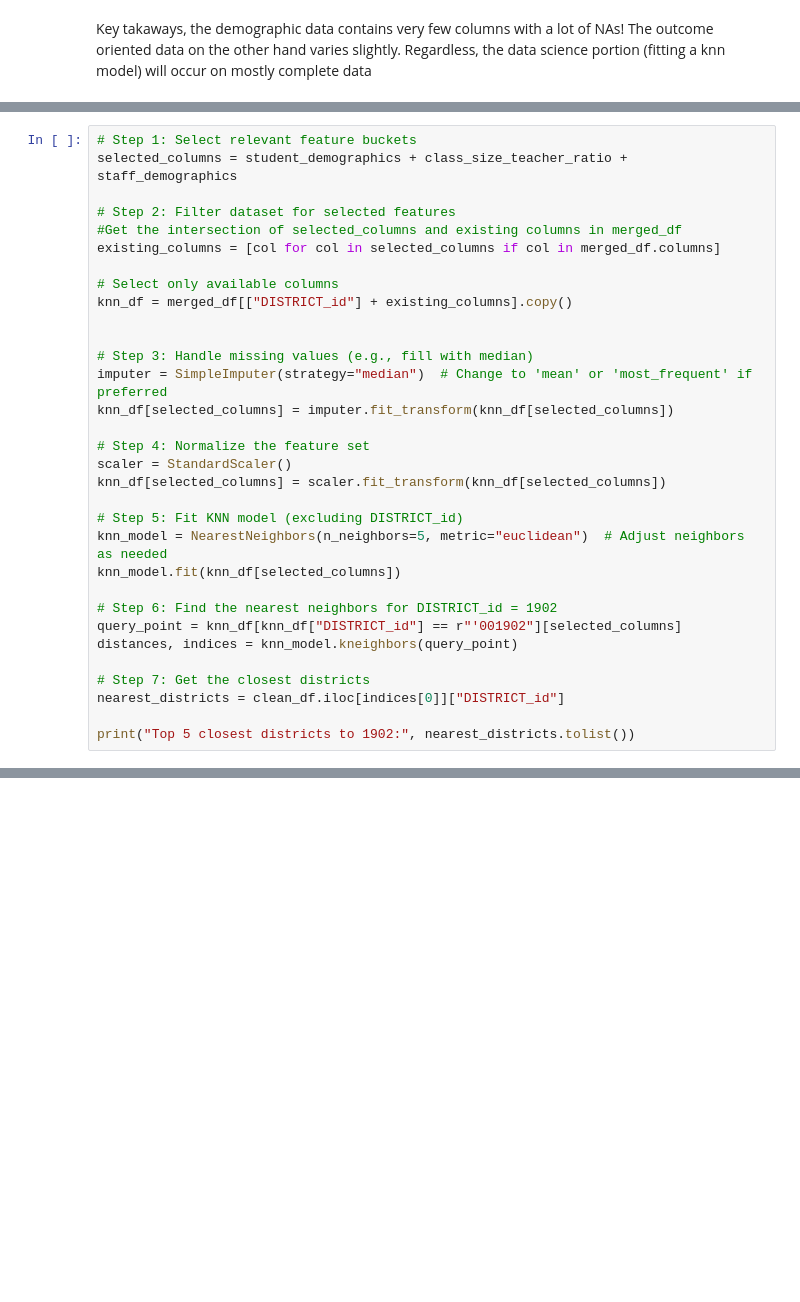
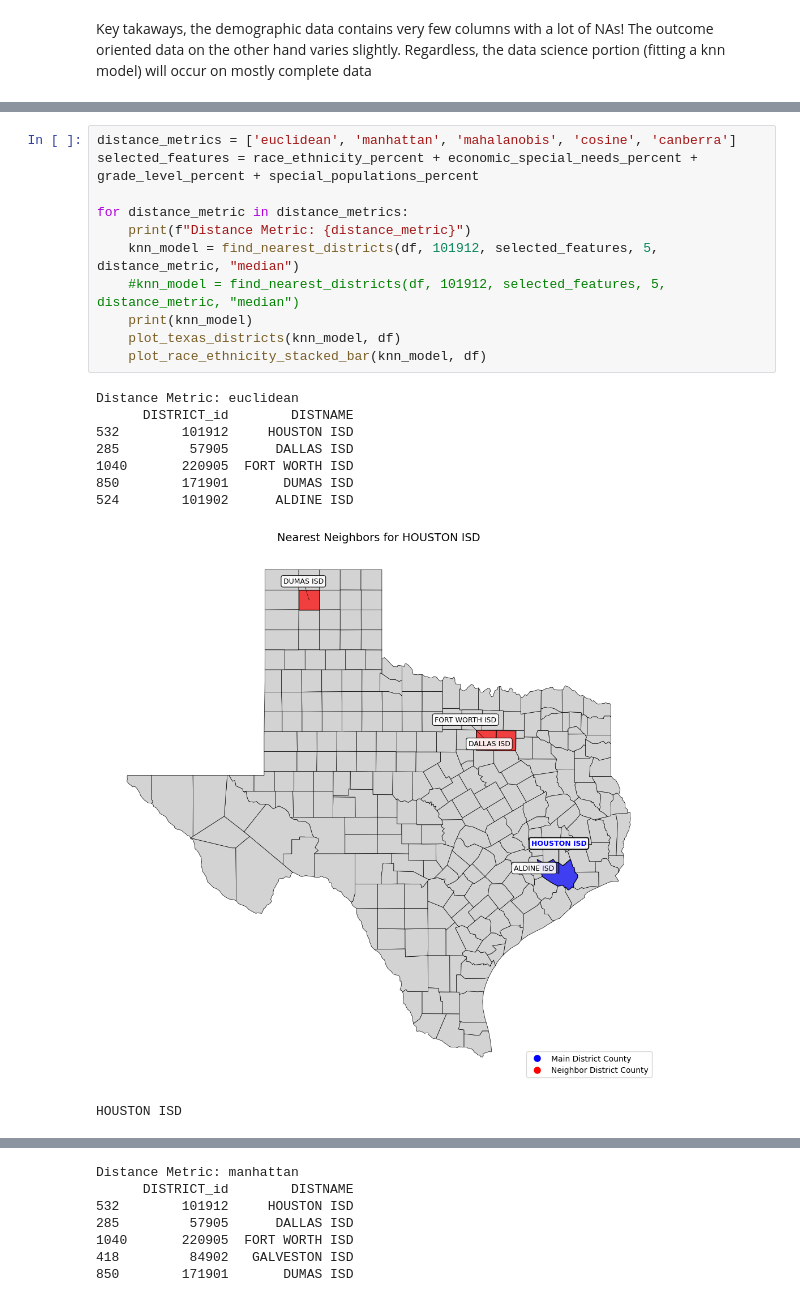
Before and after one commit to RiceD2KLab/HERC_Sp25, a Jupyter notebook: 4_Data_Modeling/4.2_KNN_Clustering/KNN_Implementation.ipynb, the cells around one changed output, grey strips where cells are left out. Drawn from its saved outputs; the diff is of its cells as text; blank space fills up the shorter version.

Commit message:
Added differnt distance metrics for knn

```diff
--- a/4_Data_Modeling/4.2_KNN_Clustering/KNN_Implementation.ipynb
+++ b/4_Data_Modeling/4.2_KNN_Clustering/KNN_Implementation.ipynb
@@ -564,32 +65,0 @@ set()
-# %%
-# Step 1: Select relevant feature buckets
-selected_columns = student_demographics + class_size_teacher_ratio + staff_demographics
-
-# Step 2: Filter dataset for selected features
-#Get the intersection of selected_columns and existing columns in merged_df
-existing_columns = [col for col in selected_columns if col in merged_df.columns]
-
-# Select only available columns
-knn_df = merged_df[["DISTRICT_id"] + existing_columns].copy()
-
-
-# Step 3: Handle missing values (e.g., fill with median)
-imputer = SimpleImputer(strategy="median")  # Change to 'mean' or 'most_frequent' if preferred
-knn_df[selected_columns] = imputer.fit_transform(knn_df[selected_columns])
-
-# Step 4: Normalize the feature set
-scaler = StandardScaler()
-knn_df[selected_columns] = scaler.fit_transform(knn_df[selected_columns])
-
-# Step 5: Fit KNN model (excluding DISTRICT_id)
-knn_model = NearestNeighbors(n_neighbors=5, metric="euclidean")  # Adjust neighbors as needed
-knn_model.fit(knn_df[selected_columns])
-
-# Step 6: Find the nearest neighbors for DISTRICT_id = 1902
-query_point = knn_df[knn_df["DISTRICT_id"] == r"'001902"][selected_columns]
-distances, indices = knn_model.kneighbors(query_point)
-
-# Step 7: Get the closest districts
-nearest_districts = clean_df.iloc[indices[0]]["DISTRICT_id"]
-
-print("Top 5 closest districts to 1902:", nearest_districts.tolist())
@@ -636,0 +80,21 @@ Better buckets TBH
+# %%
+distance_metrics = ['euclidean', 'manhattan', 'mahalanobis', 'cosine', 'canberra']
+selected_features = race_ethnicity_percent + economic_special_needs_percent + grade_level_percent + special_populations_percent
+
+for distance_metric in distance_metrics:
+    print(f"Distance Metric: {distance_metric}")
+    knn_model = find_nearest_districts(df, 101912, selected_features, 5, distance_metric, "median")
+    #knn_model = find_nearest_districts(df, 101912, selected_features, 5, distance_metric, "median")
+    print(knn_model)
+    plot_texas_districts(knn_model, df)
+    plot_race_ethnicity_stacked_bar(knn_model, df)
+# %% [output]
+Distance Metric: euclidean
+      DISTRICT_id        DISTNAME
+532        101912     HOUSTON ISD
+285         57905      DALLAS ISD
+1040       220905  FORT WORTH ISD
+850        171901       DUMAS ISD
+524        101902      ALDINE ISD
+[figure, added]
+HOUSTON ISD
@@ -636,0 +102,7 @@ Better buckets TBH
+Distance Metric: manhattan
+      DISTRICT_id        DISTNAME
+532        101912     HOUSTON ISD
+285         57905      DALLAS ISD
+1040       220905  FORT WORTH ISD
+418         84902   GALVESTON ISD
+850        171901       DUMAS ISD
```
Also changed, not shown: parts of 36 cells of this notebook, 6 other files.
